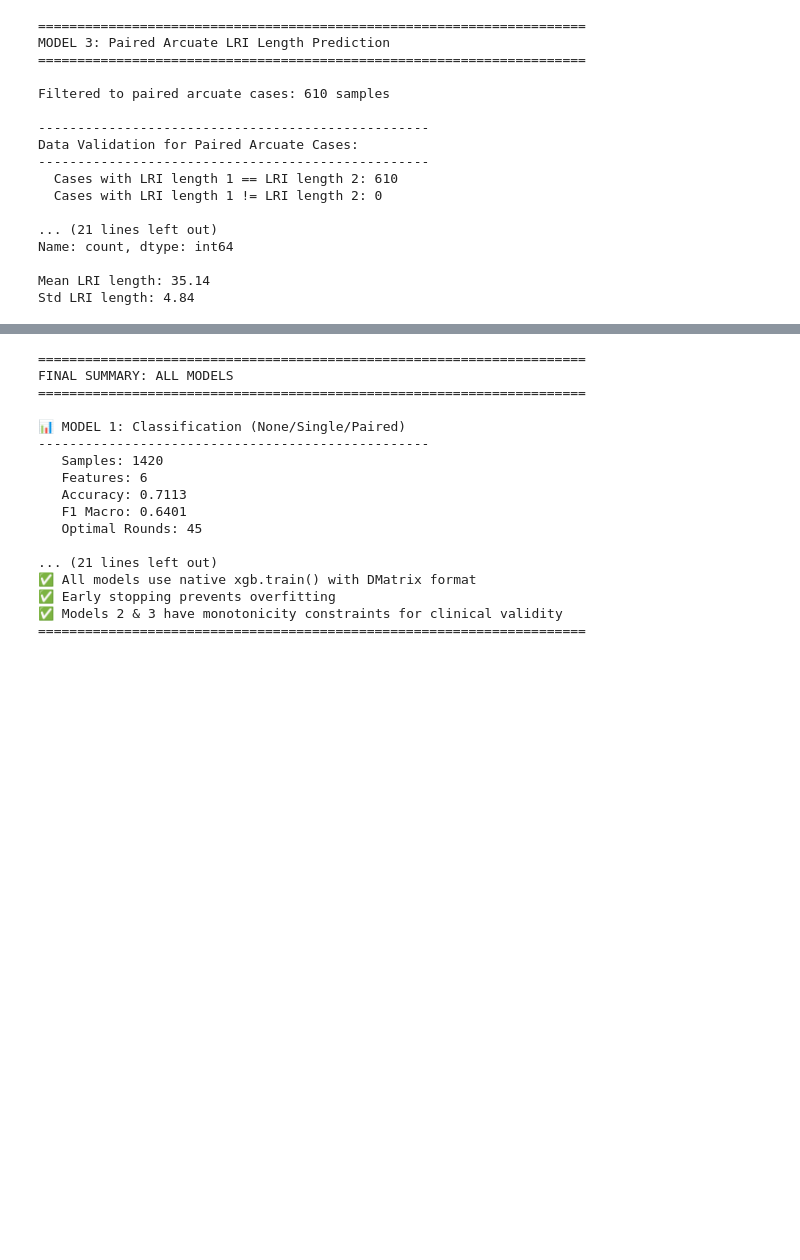
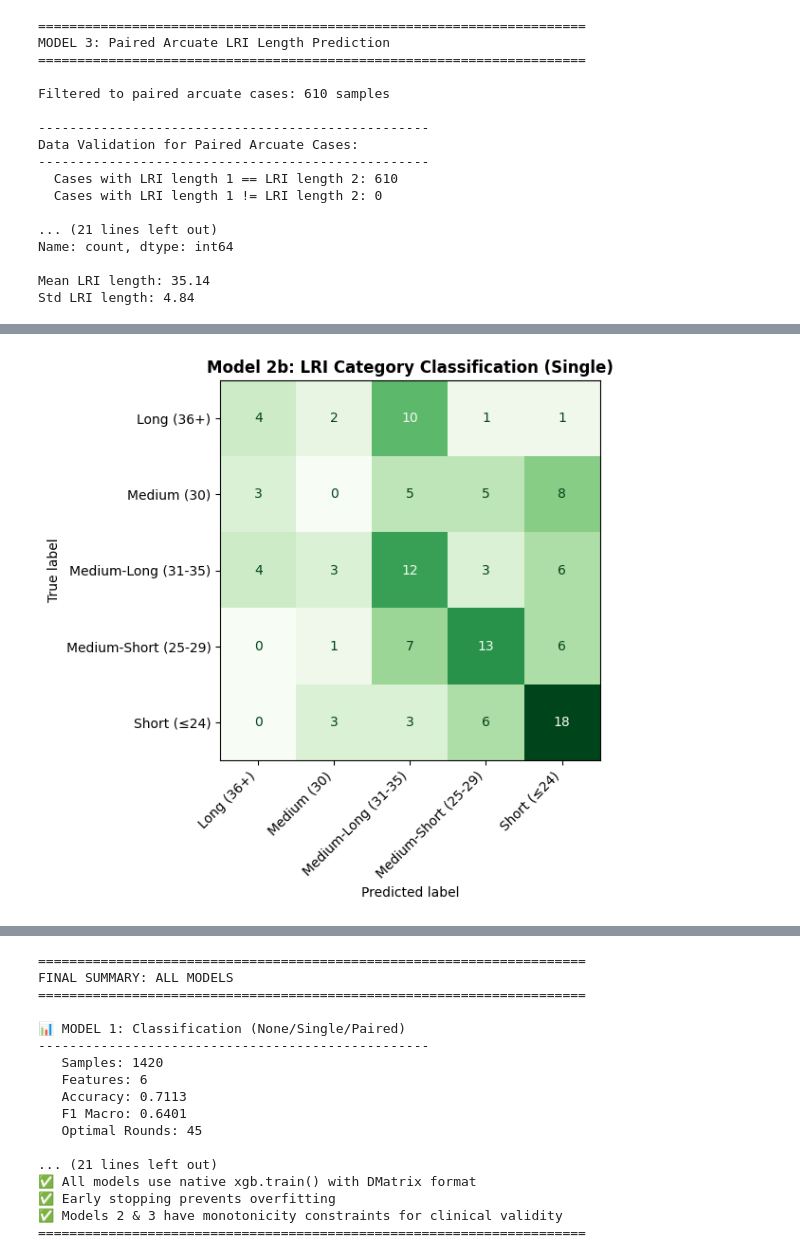
Before and after one commit to wak1616/warringdemo, a Jupyter notebook: data_notebook.ipynb, the cells around one changed output, grey strips where cells are left out. Saved outputs shown, nothing was run; the diff lists cells and outputs as text; code cells hidden in the pictures; blank space fills up the shorter version.

```diff
--- a/data_notebook.ipynb
+++ b/data_notebook.ipynb
@@ -1302,0 +1356,78 @@ Feature                                        Mean Δ RMSE        Std
+# %%
+# MODEL 2b: Train Classification Model
+print("=" * 70)
+print("MODEL 2b: Training Classification Model")
+print("=" * 70)
+
+# Use same features as Model 2 regression
+model2b_cols = model2_feature_cols + ['LRI_category']
+model2b_df = df_single[model2b_cols].dropna()
+print(f"Dataset size: {len(model2b_df)} samples")
+
+# Separate features and target
+X2b = model2b_df.drop(columns=['LRI_category'])
+y2b = model2b_df['LRI_category']
+
+# Encode target
+label_encoder2b = LabelEncoder()
+y2b_encoded = label_encoder2b.fit_transform(y2b)
+print(f"Classes: {label_encoder2b.classes_}")
+
+# Train/test split
+X2b_train, X2b_test, y2b_train, y2b_test = train_test_split(
+    X2b, y2b_encoded, test_size=0.2, random_state=42, stratify=y2b_encoded
+)
+print(f"Training: {len(X2b_train)}, Test: {len(X2b_test)}")
+
+# Convert to DMatrix
+dtrain2b = xgb.DMatrix(X2b_train, label=y2b_train)
+dtest2b = xgb.DMatrix(X2b_test, label=y2b_test)
+
+# Classification parameters
+model2b_params = {
+    'objective': 'multi:softmax',
+    'num_class': len(label_encoder2b.classes_),
+    'max_depth': 5,
+    'learning_rate': 0.05,
+    'subsample': 0.8,
+    'colsample_bytree': 0.8,
+    'seed': 42,
+    'eval_metric': 'mlogloss',
+    **xgb_device_params
+}
+
+# Train with early stopping
+model2b = xgb.train(
+    params=model2b_params,
+    dtrain=dtrain2b,
+    num_boost_round=200,
+    evals=[(dtrain2b, 'train'), (dtest2b, 'test')],
+    early_stopping_rounds=30,
+    verbose_eval=False
+)
+
+print(f"Best iteration: {model2b.best_iteration}")
+
+# Evaluate
+y2b_pred = model2b.predict(dtest2b).astype(int)
+acc2b = accuracy_score(y2b_test, y2b_pred)
+f1_2b = f1_score(y2b_test, y2b_pred, average='macro')
+
+print(f"\n✓ Model 2b Results:")
+print(f"  Accuracy: {acc2b:.4f}")
+print(f"  F1 Macro: {f1_2b:.4f}")
+
+# Classification report
+print("\nClassification Report:")
+print(classification_report(y2b_test, y2b_pred, target_names=label_encoder2b.classes_))
+
+# Confusion matrix
+fig, ax = plt.subplots(figsize=(8, 6))
+cm2b = confusion_matrix(y2b_test, y2b_pred)
+disp = ConfusionMatrixDisplay(confusion_matrix=cm2b, display_labels=label_encoder2b.classes_)
+disp.plot(ax=ax, cmap='Greens', colorbar=False)
+ax.set_title('Model 2b: LRI Category Classification (Single)', fontsize=12, fontweight='bold')
+plt.xticks(rotation=45, ha='right')
+plt.tight_layout()
+plt.show()
+# %% [output]
@@ -1302,0 +1451 @@ Feature                                        Mean Δ RMSE        Std
+[figure, added]
```
Also changed, not shown: parts of 17 cells of this notebook, 4 other files.
